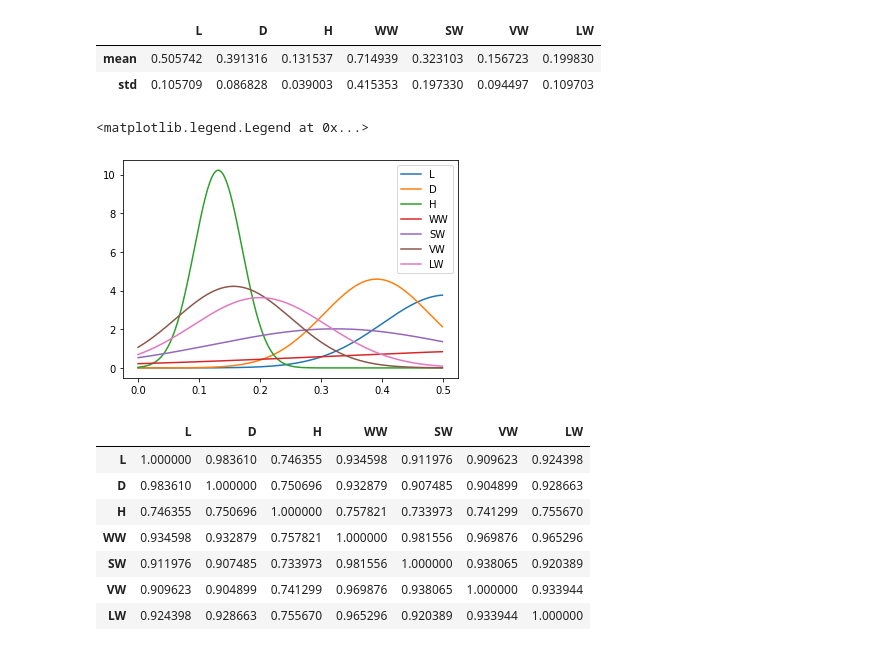
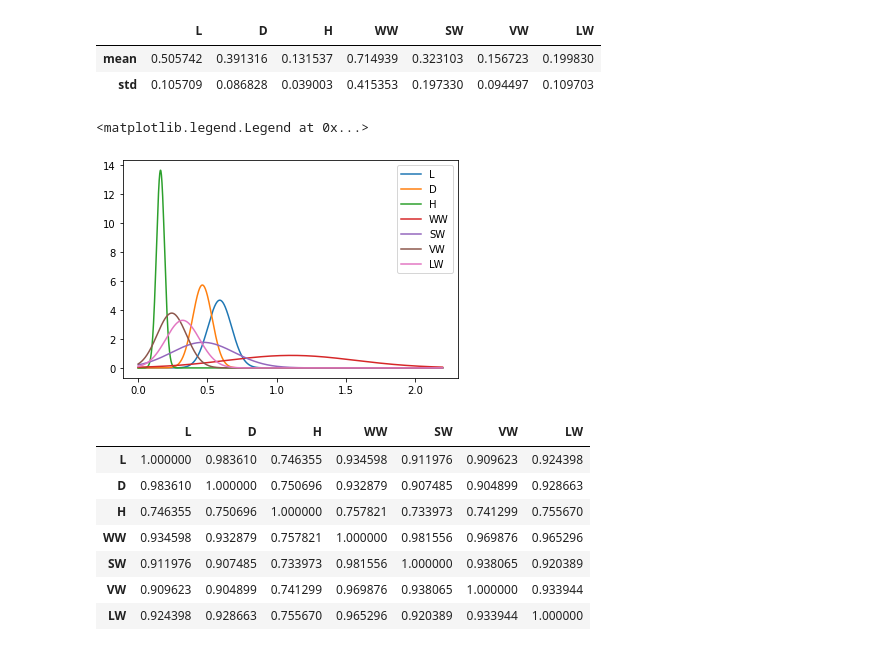
Before and after one commit to SWi7CHbladE/Pattern-Recognition-Assigment, a Jupyter notebook: 20_8_2022_Assignment2.ipynb, the cells around one changed output. Cells and saved outputs as stored; diff of their text form; code cells hidden in the pictures.

```diff
--- a/20_8_2022_Assignment2.ipynb
+++ b/20_8_2022_Assignment2.ipynb
@@ -112,21 +112,21 @@ tmp
 | mean | 0.505742 | 0.391316 | 0.131537 | 0.714939 | 0.323103 | 0.156723 | 0.199830 |
 | std | 0.105709 | 0.086828 | 0.039003 | 0.415353 | 0.197330 | 0.094497 | 0.109703 |
 # %%
-x = np.arange(0.0, 0.5, 0.001)
+x = np.arange(0.0, 2.2, 0.001)
 
 plt.plot(x, norm.pdf(x, tmp._get_value("mean", 'L'), tmp._get_value("std", 'L')), label='L')
 plt.plot(x, norm.pdf(x, tmp._get_value("mean", 'D'), tmp._get_value("std", 'D')), label='D')
 plt.plot(x, norm.pdf(x, tmp._get_value("mean", 'H'), tmp._get_value("std", 'H')), label='H')
 plt.plot(x, norm.pdf(x, tmp._get_value("mean", 'WW'), tmp._get_value("std", 'WW')), label='WW')
 plt.plot(x, norm.pdf(x, tmp._get_value("mean", 'SW'), tmp._get_value("std", 'SW')), label='SW')
 plt.plot(x, norm.pdf(x, tmp._get_value("mean", 'VW'), tmp._get_value("std", 'VW')), label='VW')
 plt.plot(x, norm.pdf(x, tmp._get_value("mean", 'LW'), tmp._get_value("std", 'LW')), label='LW')
 
 
 plt.legend()
 # %% [output]
 <matplotlib.legend.Legend at 0x...>
-[figure, old version]
+[figure, new version]
 # %%
 data_M[col].corr()
 # %% [output]
```
